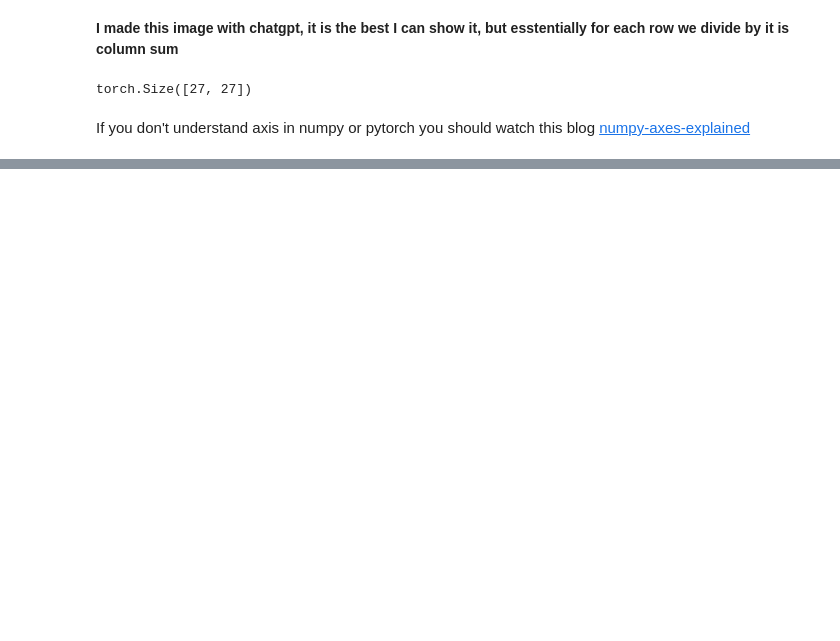
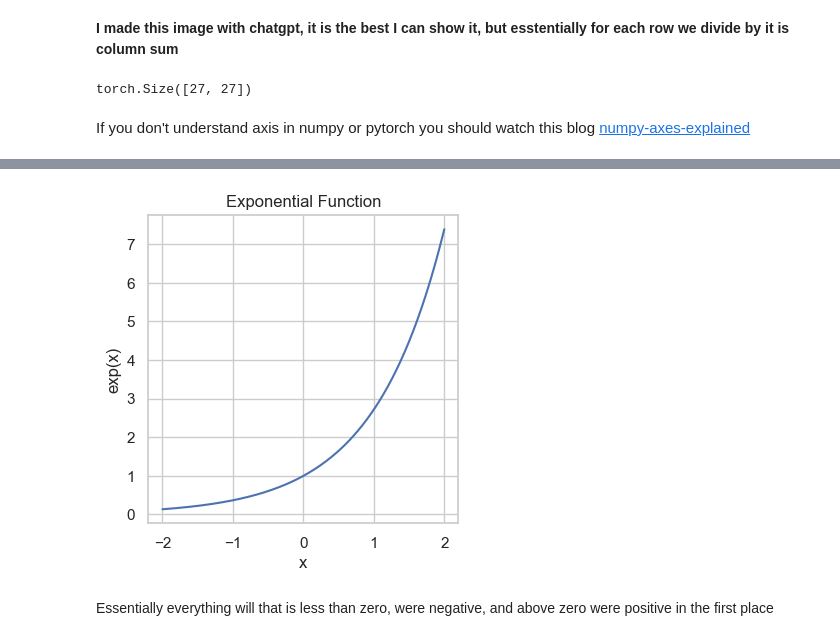
Before and after one commit to OmarElghamry1/python-journey, a Jupyter notebook: zero-to-hero/makemore/build_makemore.ipynb, the cells around one changed output, grey strips where cells are left out. Cells and saved outputs as stored; diff of their text form; code cells hidden in the pictures; blank space fills up the shorter version.

```diff
--- a/zero-to-hero/makemore/build_makemore.ipynb
+++ b/zero-to-hero/makemore/build_makemore.ipynb
@@ -468,0 +970,26 @@ torch.Size([27, 1])
+# %%
+import numpy as np
+import seaborn as sns
+import matplotlib.pyplot as plt
+
+plt.figure(figsize=(4, 4))
+
+x = np.linspace(-2, 2, 200)
+y = np.exp(x)
+
+
+sns.set_theme(style="whitegrid")
+
+
+sns.lineplot(x=x, y=y)
+
+# Labels
+plt.xlabel("x")
+plt.ylabel("exp(x)")
+plt.title("Exponential Function")
+
+plt.show()
+# %% [output]
+[figure, added]
+# %% [markdown]
+Essentially everything will that is less than zero, were negative, and above zero were positive in the first place
```
Also changed, not shown: parts of 90 cells of this notebook.
